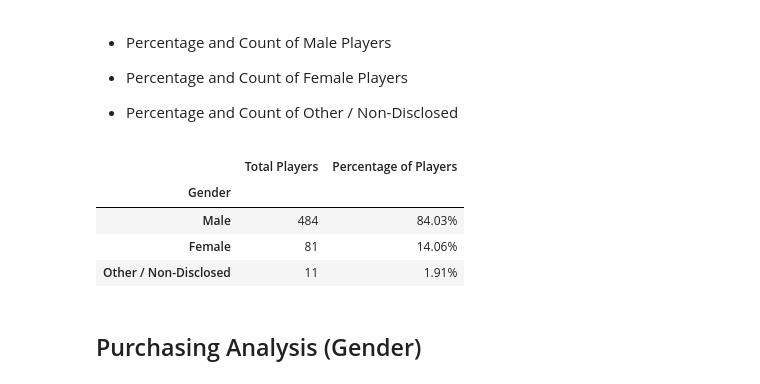
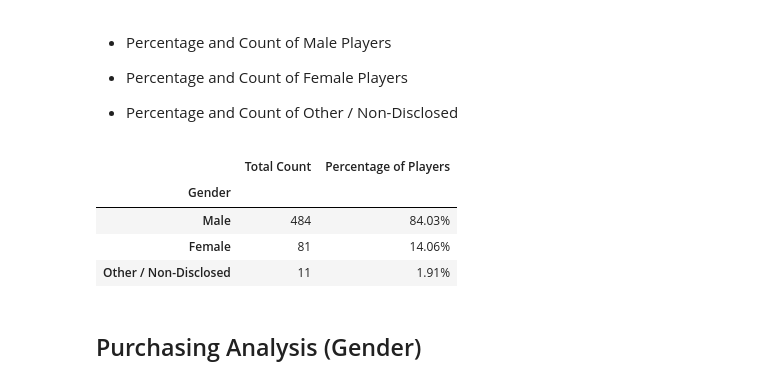
Before and after one commit to CicilyGeorge/pandas-challenge, a Jupyter notebook: HeroesOfPymoli.ipynb, the cells around one changed output. Cells and saved outputs as stored; diff of their text form; code cells hidden in the pictures.

```diff
--- a/HeroesOfPymoli.ipynb
+++ b/HeroesOfPymoli.ipynb
@@ -95,17 +99,19 @@ summary_data
 # %%
 # calculating Number of players in each Gender
 gender_count = purchase_data.groupby("Gender")["SN"].nunique()
 
 # calculating Percentage of Players in each Gender
 gender_percent = gender_count / total_players * 100
 
+
 # creating a new data frame with Total Players and Percentage of Players in each Gender
-gender_data  = pd.DataFrame({"Total Players":gender_count, "Percentage of Players": gender_percent})
+gender_data  = pd.DataFrame({"Total Count":gender_count,
+                             "Percentage of Players": gender_percent})
 
 # sorting and adding percentage format styling to display
-gender_data.sort_values(["Total Players"], ascending = False).style.format({"Percentage of Players":"{:.2f}%"})
+gender_data.sort_values(["Total Count"], ascending = False).style.format({"Percentage of Players":"{:.2f}%"})
 # %% [output]
-|  | Total Players | Percentage of Players |
+|  | Total Count | Percentage of Players |
 | Gender |  |  |
 | Male | 484 | 84.03% |
 | Female | 81 | 14.06% |
```
Also changed, not shown: parts of 3 cells of this notebook, 1 other file.
